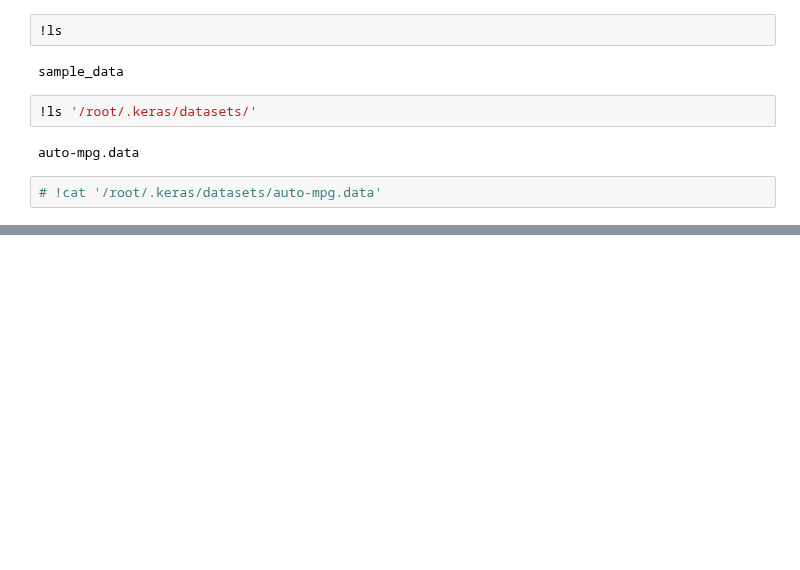
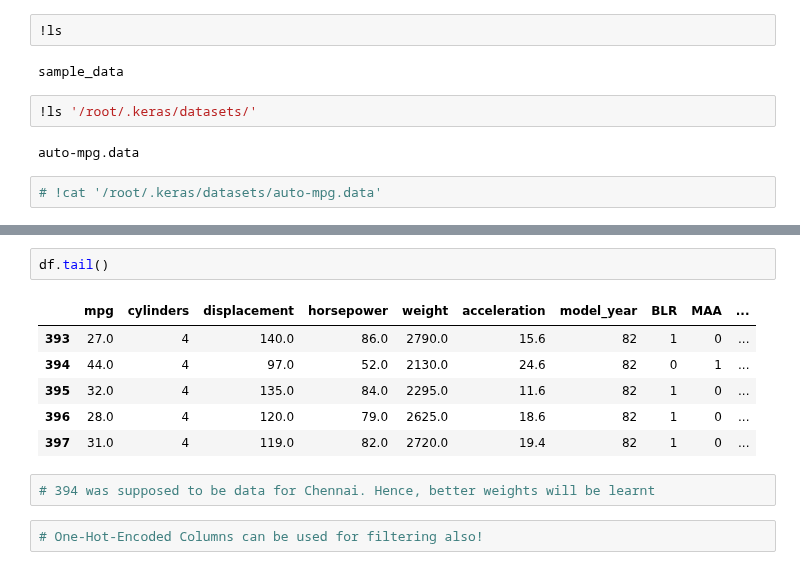
Before and after one commit to lellabhaskar/DataScience, a Jupyter notebook: 2/3p_Deep_Regression.ipynb, the cells around one changed output, grey strips where cells are left out. Drawn from its saved outputs; the diff is of its cells as text; blank space fills up the shorter version.

```diff
--- a/2/3p_Deep_Regression.ipynb
+++ b/2/3p_Deep_Regression.ipynb
@@ -40,0 +211,13 @@ auto-mpg.data
+# %%
+df.tail()
+# %% [output]
+|  | mpg | cylinders | displacement | horsepower | weight | acceleration | model_year | BLR | MAA | ... |
+| 393 | 27.0 | 4 | 140.0 | 86.0 | 2790.0 | 15.6 | 82 | 1 | 0 | ... |
+| 394 | 44.0 | 4 | 97.0 | 52.0 | 2130.0 | 24.6 | 82 | 0 | 1 | ... |
+| 395 | 32.0 | 4 | 135.0 | 84.0 | 2295.0 | 11.6 | 82 | 1 | 0 | ... |
+| 396 | 28.0 | 4 | 120.0 | 79.0 | 2625.0 | 18.6 | 82 | 1 | 0 | ... |
+| 397 | 31.0 | 4 | 119.0 | 82.0 | 2720.0 | 19.4 | 82 | 1 | 0 | ... |
+# %%
+# 394 was supposed to be data for Chennai. Hence, better weights will be learnt
+# %%
+# One-Hot-Encoded Columns can be used for filtering also!
```
Also changed, not shown: parts of 23 cells of this notebook.
